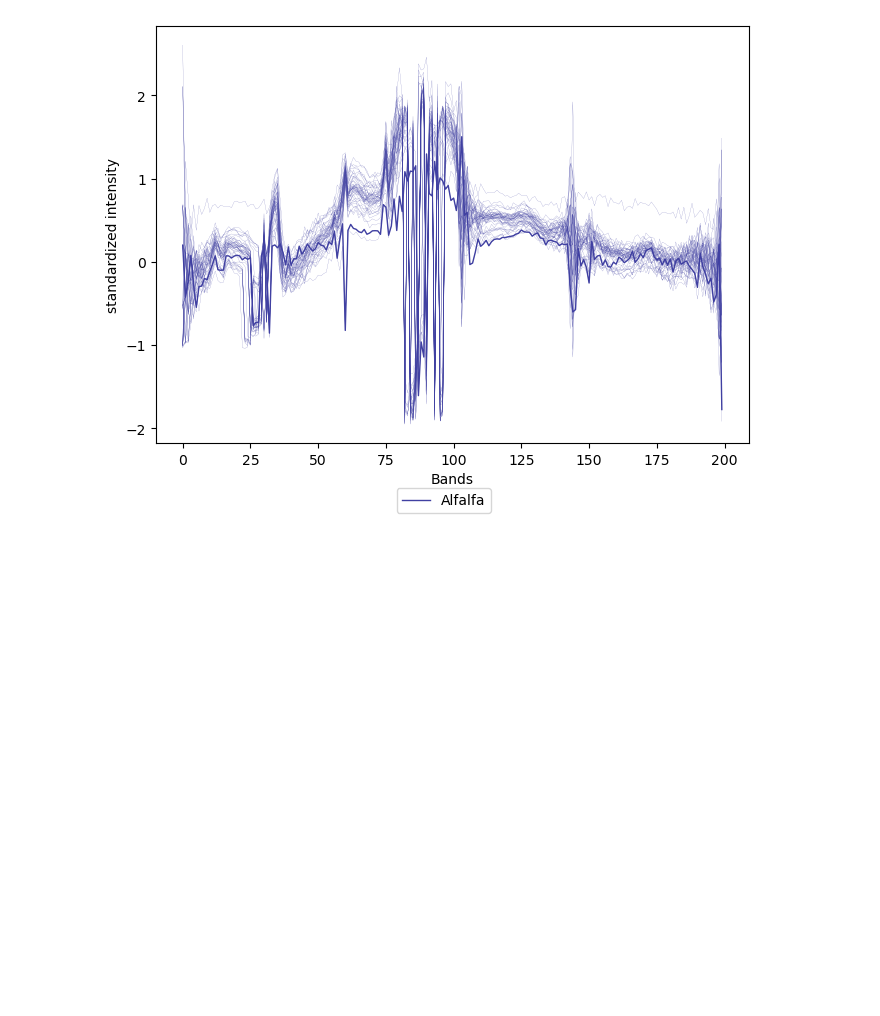
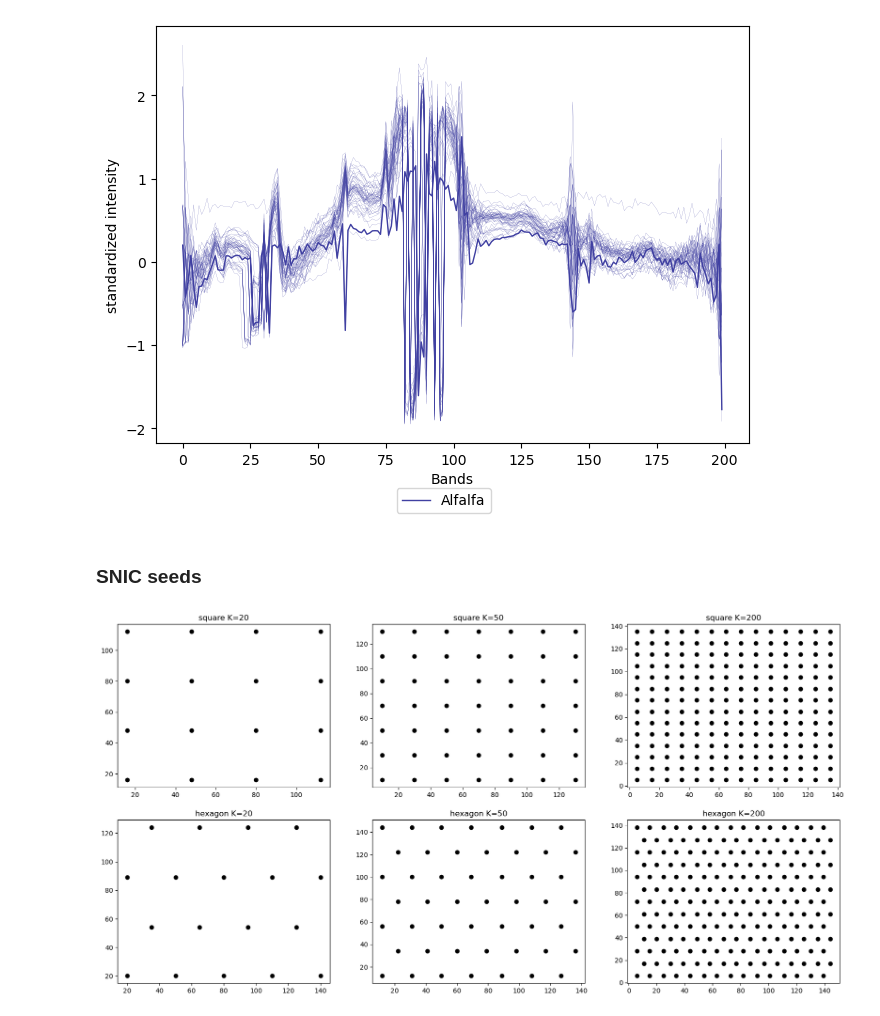
Before and after one commit to GeckSpy/M1-internship-SSGA, a Jupyter notebook: code/dataCreations.ipynb, the cells around one changed output. Saved outputs shown, nothing was run; the diff lists cells and outputs as text; code cells hidden in the pictures; blank space fills up the shorter version.

Commit message:
implemented my SNIC

```diff
--- a/code/dataCreations.ipynb
+++ b/code/dataCreations.ipynb
@@ -249,3 +250,21 @@ plt.xlabel("Bands")
 plt.show()
 # %% [output]
 [figure]
+# %% [markdown]
+### SNIC seeds
+# %%
+usedDataset = Data.IndianPines
+N,M,B = usedDataset["shape"]
+
+Ks = [20, 50, 200]
+fig, axs = plt.subplots(2, len(Ks), figsize=(20,10))
+
+for i,fun in enumerate([SNIC.find_suare_seeds, SNIC.find_hexagonal_seeds]):
+    for j in range(len(Ks)):
+    #plt.plot([0,N], [0,M], "o", color="white")
+        _, kx, ky = fun(N,M,Ks[j])
+        axs[i,j].plot(kx, ky, "o", color="black")
+        axs[i,j].set_title(["square", "hexagon"][i] + " K=" + str(Ks[j]))
+plt.show()
+# %% [output]
+[figure, added]
```
Also changed, not shown: parts of 1 cell of this notebook, 2 other files.
